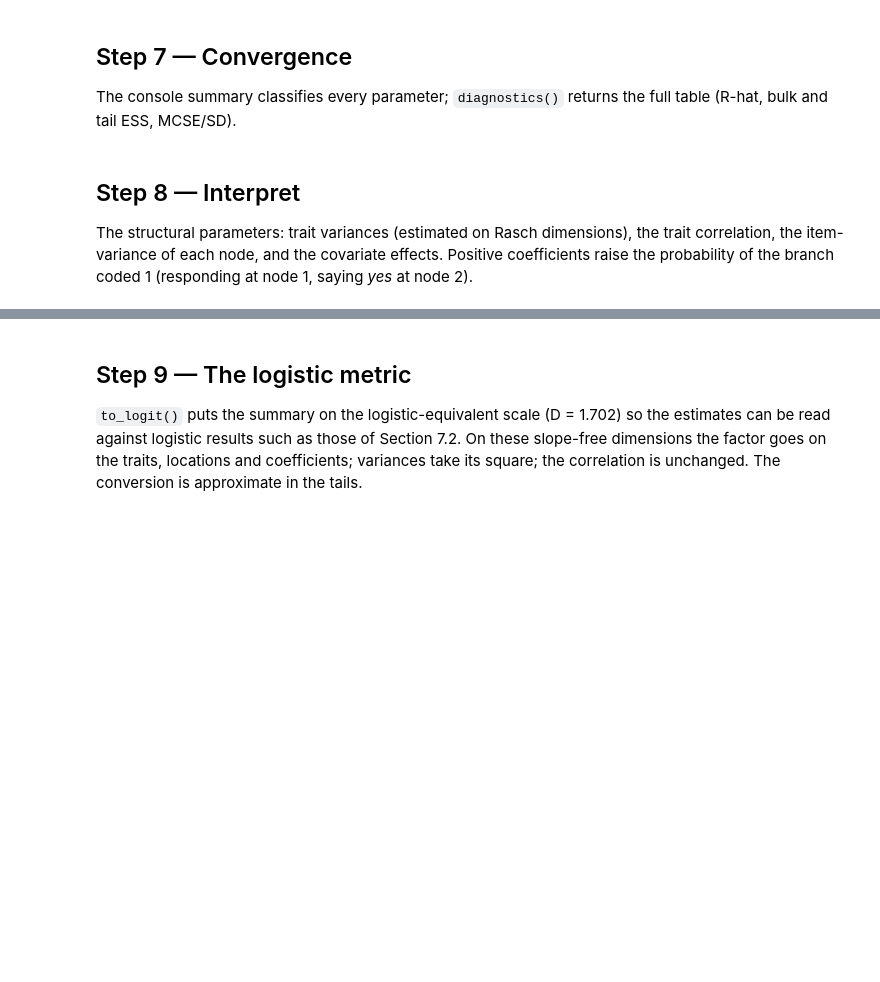
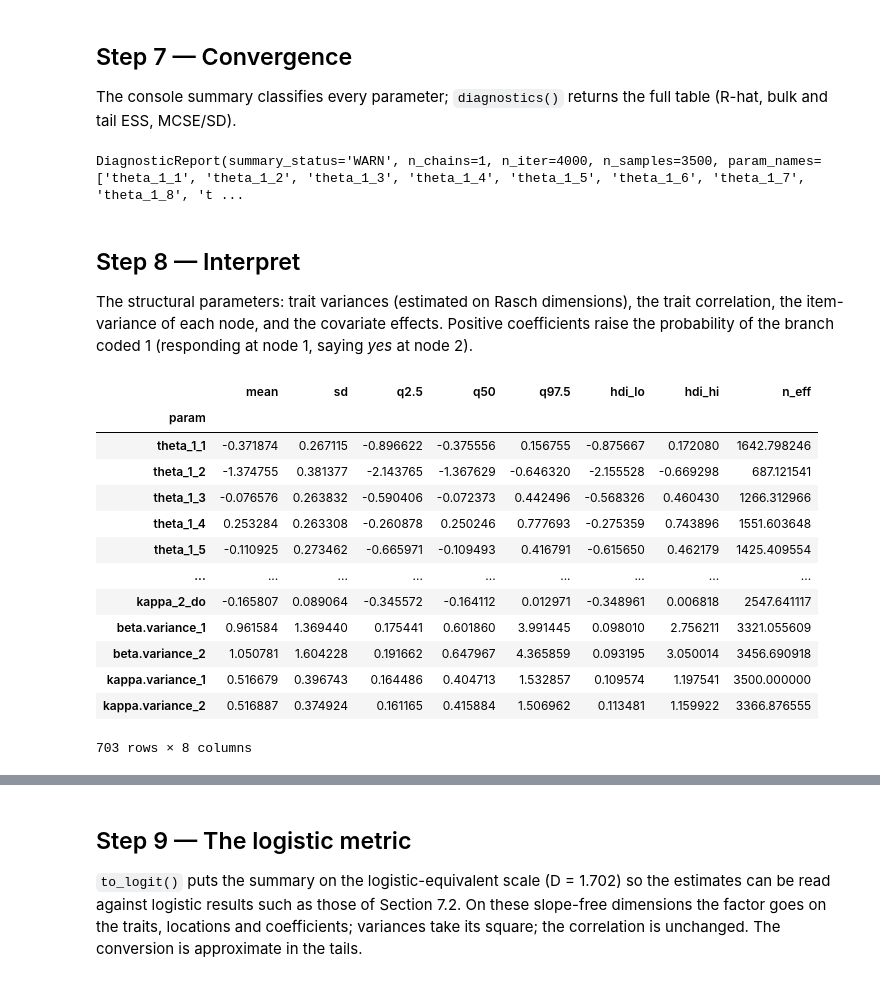
Before and after one commit to Juste-mehou/irtree-0.4.0, a Jupyter notebook: replication/verbagg/61_verbagg_workflow.ipynb, the cells around one changed output, grey strips where cells are left out. Cells and saved outputs as stored; diff of their text form; code cells hidden in the pictures; blank space fills up the shorter version.

```diff
--- a/replication/verbagg/61_verbagg_workflow.ipynb
+++ b/replication/verbagg/61_verbagg_workflow.ipynb
@@ -130,7 +130,7 @@ IRTreeSpec(K=3, R=2, latent_dims=2)
 # %%
 data = irtree.load_data(table, spec=spec, person_id="id", item_id="item",
                         response_col="response", roles={"X": X_NAMES, "Q": Q_NAMES},
-                        categories_start=0, center = False, scale = False)
+                        categories_start=0, center = False, scale = True)
 
 
 print(irtree.summarize_prepared(data, spec))
@@ -183,0 +146,4 @@ PreparedData(Y_star=[array([[0., 0., 0., ..., 1., 1., 1.],
+# %%
+data1 = irtree.load_data(table, spec=spec, person_id="id", item_id="item",
+                        response_col="response",
+                        categories_start=0, center = False, scale = True)
@@ -305,4 +272,6 @@ irtree fit complete  (1 chain × 4000 iterations, 3600 posterior draws)
 The console summary classifies every parameter; `diagnostics()` returns the full table (R-hat, bulk and tail ESS, MCSE/SD).
 # %%
 rep = fit_rasch.diagnostics()
-rep
+print(rep)
+# %% [output]
+DiagnosticReport(summary_status='WARN', n_chains=1, n_iter=4000, n_samples=3500, param_names=['theta_1_1', 'theta_1_2', 'theta_1_3', 'theta_1_4', 'theta_1_5', 'theta_1_6', 'theta_1_7', 'theta_1_8', 't ...
@@ -309,4 +281,22 @@ rep
 # %% [markdown]
 ## Step 8 — Interpret
 The structural parameters: trait variances (estimated on Rasch dimensions), the trait correlation, the item-variance of each node, and the covariate effects. Positive coefficients raise the probability of the branch coded 1 (responding at node 1, saying *yes* at node 2).
+# %%
+summ = fit_rasch.summary_df()
+summ
+# %% [output]
+|  | mean | sd | q2.5 | q50 | q97.5 | hdi_lo | hdi_hi | n_eff |
+| param |  |  |  |  |  |  |  |  |
+| theta_1_1 | -0.371874 | 0.267115 | -0.896622 | -0.375556 | 0.156755 | -0.875667 | 0.172080 | 1642.798246 |
+| theta_1_2 | -1.374755 | 0.381377 | -2.143765 | -1.367629 | -0.646320 | -2.155528 | -0.669298 | 687.121541 |
+| theta_1_3 | -0.076576 | 0.263832 | -0.590406 | -0.072373 | 0.442496 | -0.568326 | 0.460430 | 1266.312966 |
+| theta_1_4 | 0.253284 | 0.263308 | -0.260878 | 0.250246 | 0.777693 | -0.275359 | 0.743896 | 1551.603648 |
+| theta_1_5 | -0.110925 | 0.273462 | -0.665971 | -0.109493 | 0.416791 | -0.615650 | 0.462179 | 1425.409554 |
+| ... | ... | ... | ... | ... | ... | ... | ... | ... |
+| kappa_2_do | -0.165807 | 0.089064 | -0.345572 | -0.164112 | 0.012971 | -0.348961 | 0.006818 | 2547.641117 |
+| beta.variance_1 | 0.961584 | 1.369440 | 0.175441 | 0.601860 | 3.991445 | 0.098010 | 2.756211 | 3321.055609 |
+| beta.variance_2 | 1.050781 | 1.604228 | 0.191662 | 0.647967 | 4.365859 | 0.093195 | 3.050014 | 3456.690918 |
+| kappa.variance_1 | 0.516679 | 0.396743 | 0.164486 | 0.404713 | 1.532857 | 0.109574 | 1.197541 | 3500.000000 |
+| kappa.variance_2 | 0.516887 | 0.374924 | 0.161165 | 0.415884 | 1.506962 | 0.113481 | 1.159922 | 3366.876555 |
+703 rows × 8 columns
 # %%
```
Also changed, not shown: parts of 18 cells of this notebook.
